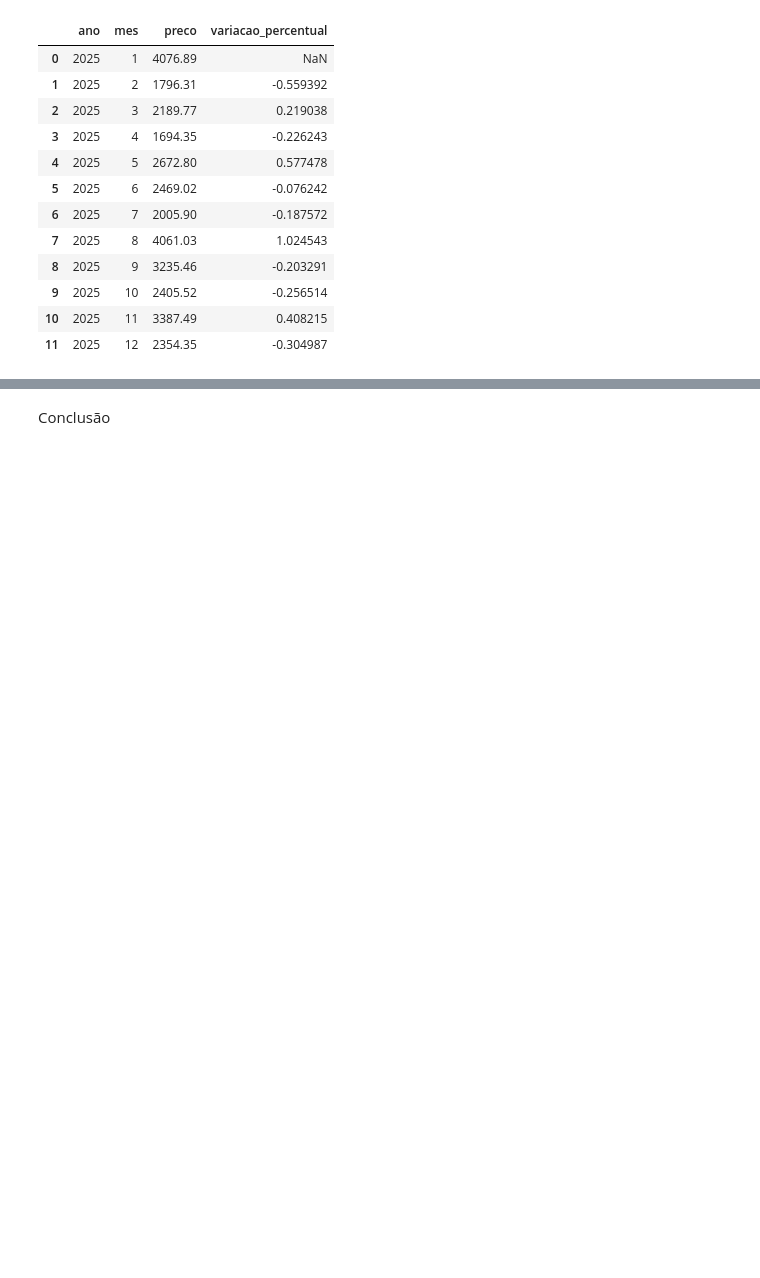
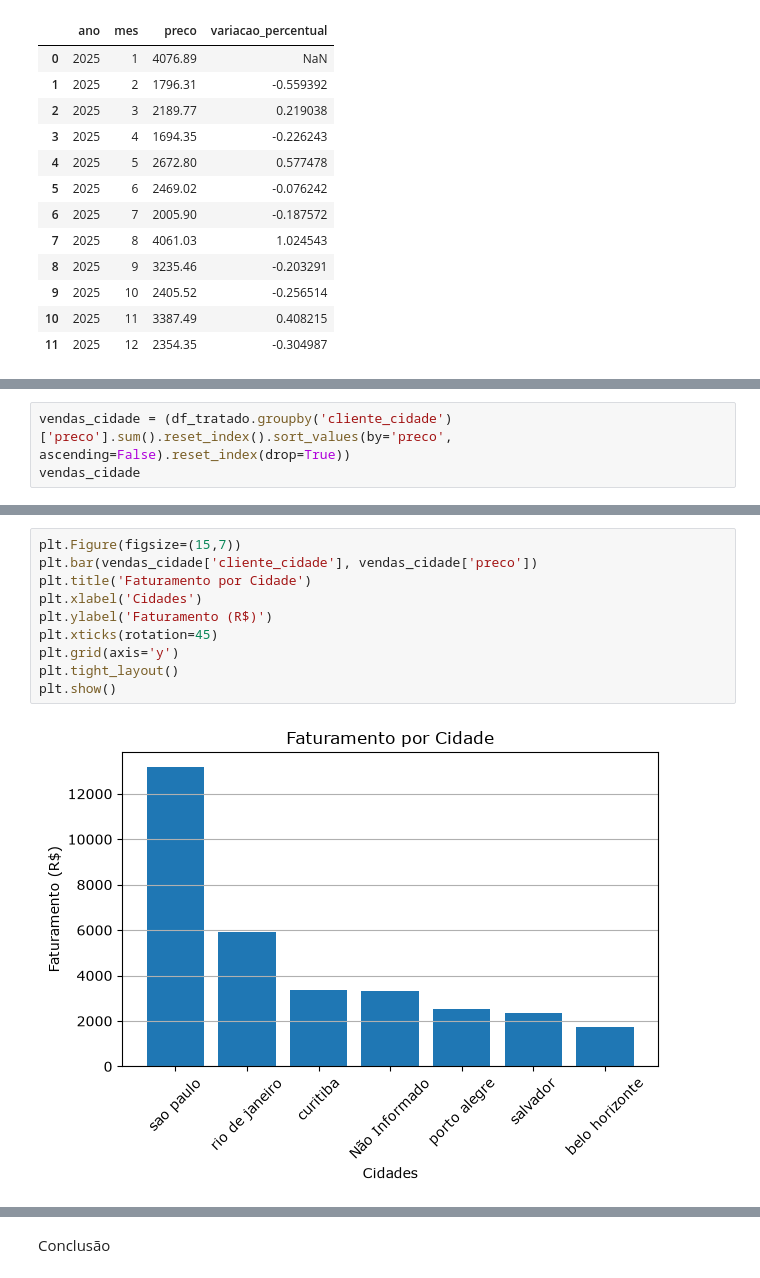
Before and after one commit to muriflellis/Projeto-E-Commerce-Murilo-Lellis, a Jupyter notebook: notebooks/analise_vendas.ipynb, the cells around one changed output, grey strips where cells are left out. Saved outputs shown, nothing was run; the diff lists cells and outputs as text; blank space fills up the shorter version.

```diff
--- a/notebooks/analise_vendas.ipynb
+++ b/notebooks/analise_vendas.ipynb
@@ -281,0 +318,3 @@ vendas_mensais
+# %%
+vendas_cidade = (df_tratado.groupby('cliente_cidade')['preco'].sum().reset_index().sort_values(by='preco', ascending=False).reset_index(drop=True))
+vendas_cidade
@@ -281,0 +330,12 @@ vendas_mensais
+# %%
+plt.Figure(figsize=(15,7))
+plt.bar(vendas_cidade['cliente_cidade'], vendas_cidade['preco'])
+plt.title('Faturamento por Cidade')
+plt.xlabel('Cidades')
+plt.ylabel('Faturamento (R$)')
+plt.xticks(rotation=45)
+plt.grid(axis='y')
+plt.tight_layout()
+plt.show()
+# %% [output]
+[figure, added]
```
Also changed, not shown: parts of 9 cells of this notebook.
